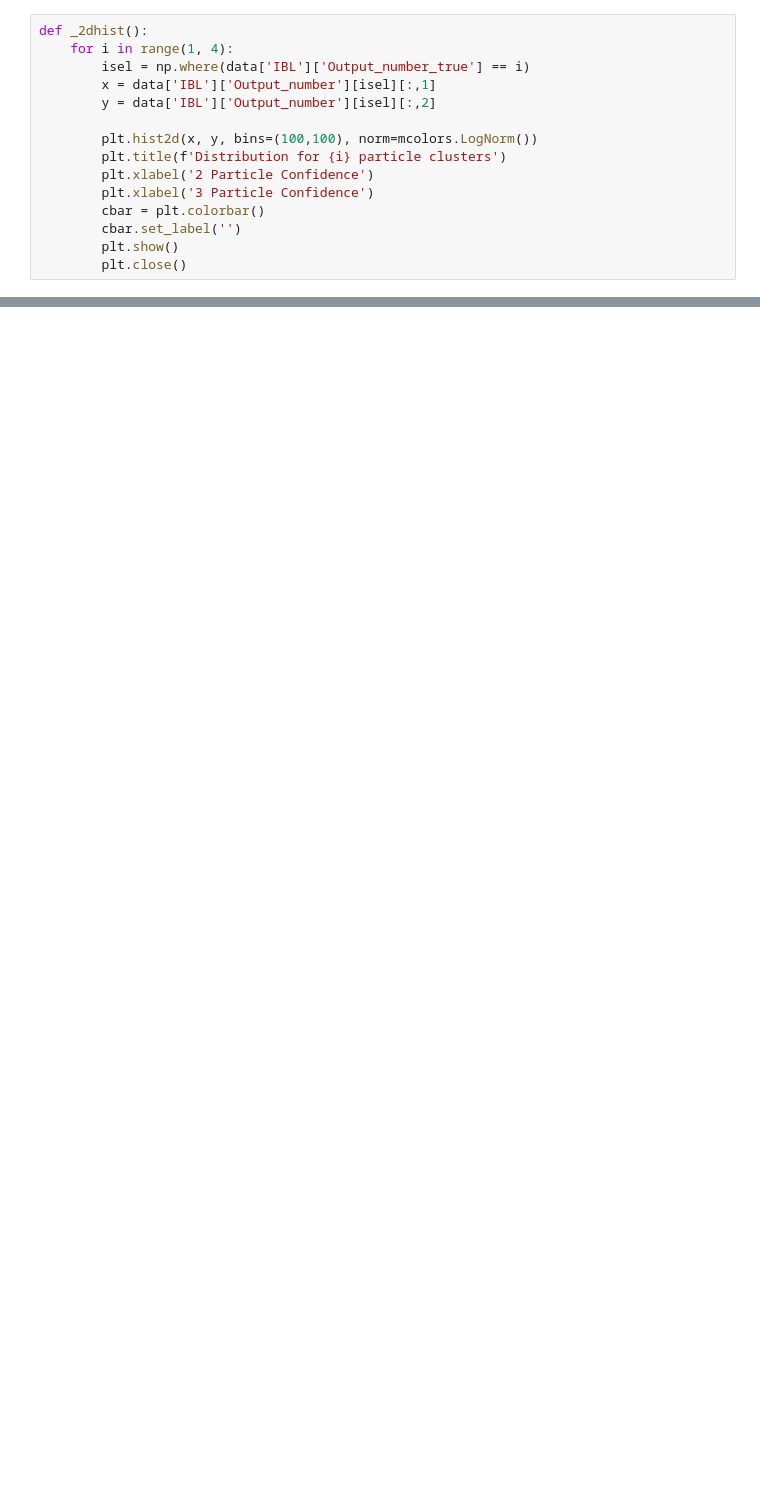
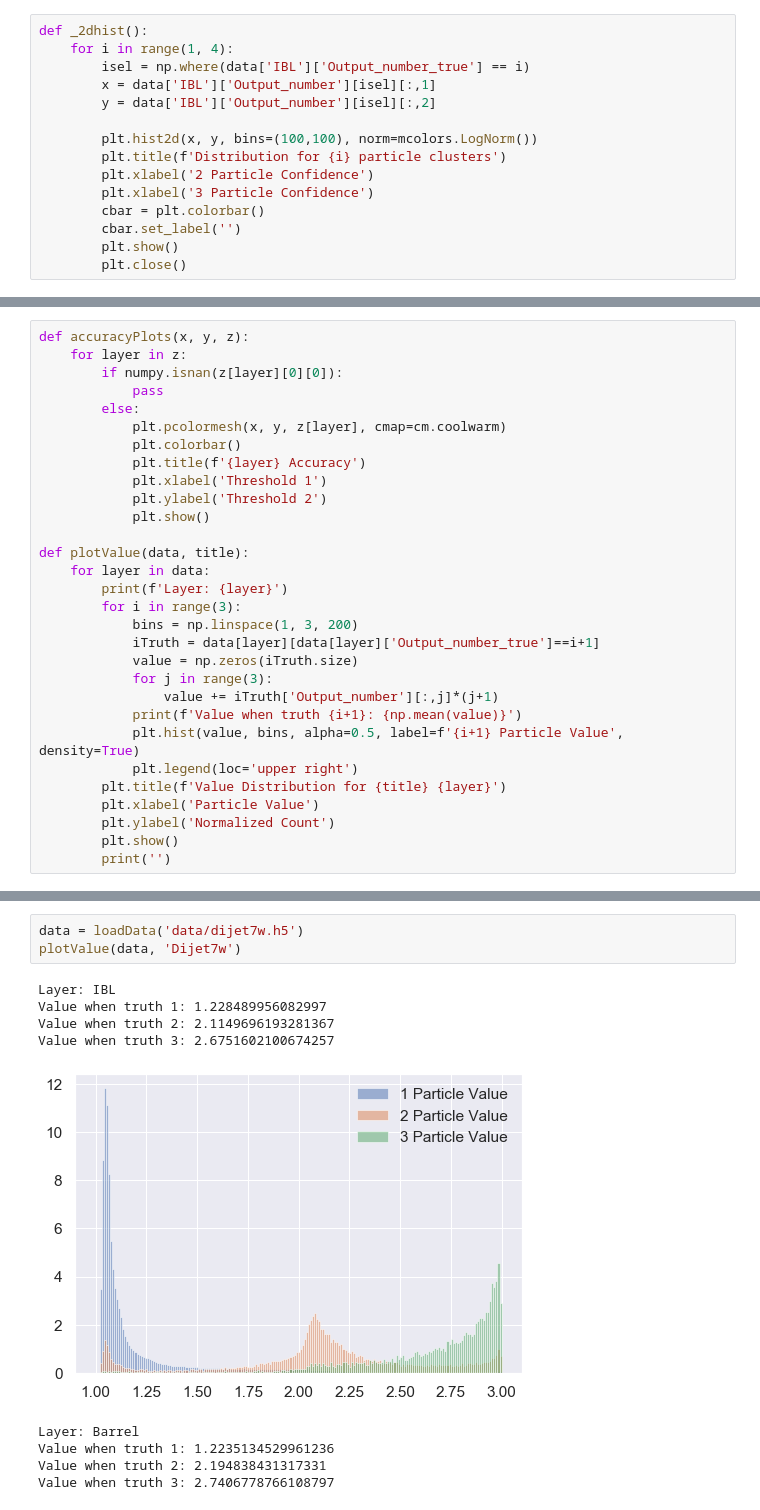
Before and after one commit to Chkoda/pixel-NN, a Jupyter notebook: cutoff.ipynb, the cells around one changed output, grey strips where cells are left out. Drawn from its saved outputs; the diff is of its cells as text; blank space fills up the shorter version.

Commit message:
Added Value Threshold Method

```diff
--- a/cutoff.ipynb
+++ b/cutoff.ipynb
@@ -213,0 +199,30 @@ print(np.concatenate([data[x] for x in data]).shape)
+# %%
+def accuracyPlots(x, y, z):
+    for layer in z:
+        if numpy.isnan(z[layer][0][0]):
+            pass
+        else:
+            plt.pcolormesh(x, y, z[layer], cmap=cm.coolwarm)
+            plt.colorbar()
+            plt.title(f'{layer} Accuracy')
+            plt.xlabel('Threshold 1')
+            plt.ylabel('Threshold 2')
+            plt.show()
+
+def plotValue(data, title):
+    for layer in data:
+        print(f'Layer: {layer}')
+        for i in range(3):
+            bins = np.linspace(1, 3, 200)
+            iTruth = data[layer][data[layer]['Output_number_true']==i+1]
+            value = np.zeros(iTruth.size)
+            for j in range(3):
+                value += iTruth['Output_number'][:,j]*(j+1)
+            print(f'Value when truth {i+1}: {np.mean(value)}')
+            plt.hist(value, bins, alpha=0.5, label=f'{i+1} Particle Value', density=True)
+            plt.legend(loc='upper right')
+        plt.title(f'Value Distribution for {title} {layer}')
+        plt.xlabel('Particle Value')
+        plt.ylabel('Normalized Count')
+        plt.show()
+        print('')
@@ -213,0 +265,13 @@ print(np.concatenate([data[x] for x in data]).shape)
+# %%
+data = loadData('data/dijet7w.h5')
+plotValue(data, 'Dijet7w')
+# %% [output]
+Layer: IBL
+Value when truth 1: 1.228489956082997
+Value when truth 2: 2.1149696193281367
+Value when truth 3: 2.6751602100674257
+[figure, added]
+Layer: Barrel
+Value when truth 1: 1.2235134529961236
+Value when truth 2: 2.194838431317331
+Value when truth 3: 2.7406778766108797
```
Also changed, not shown: parts of 21 cells of this notebook.
